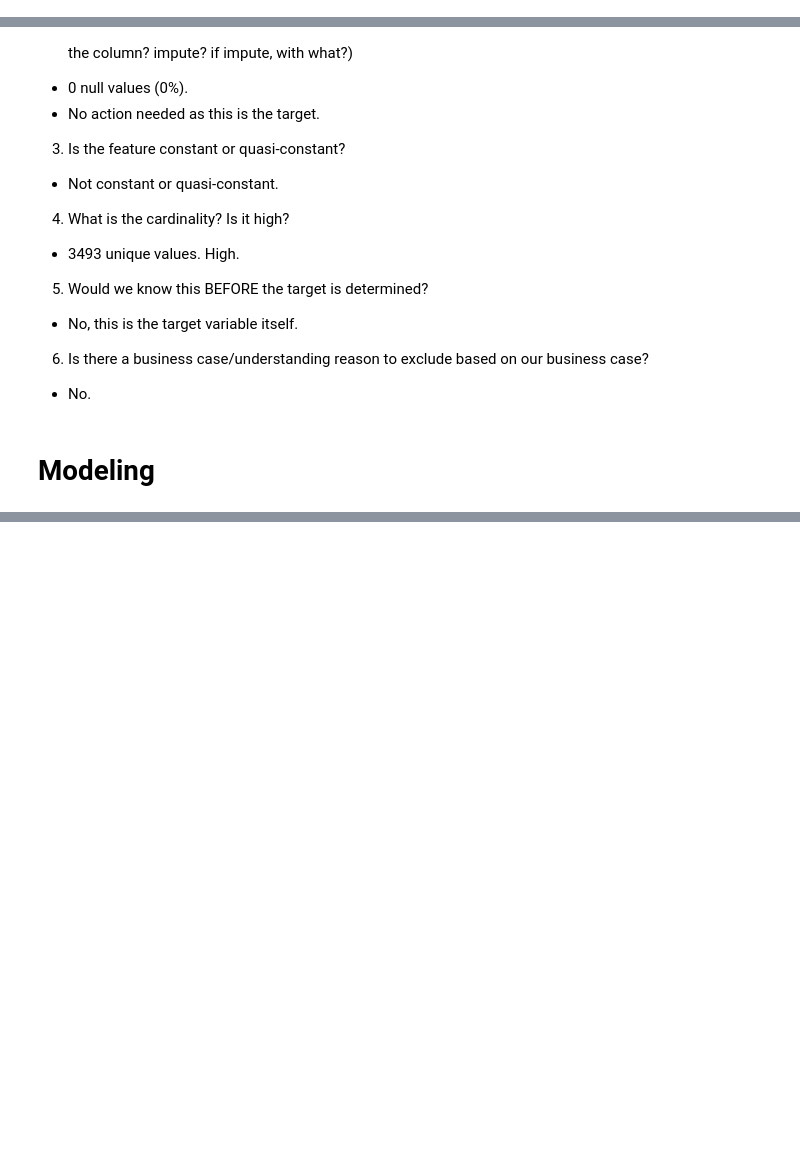
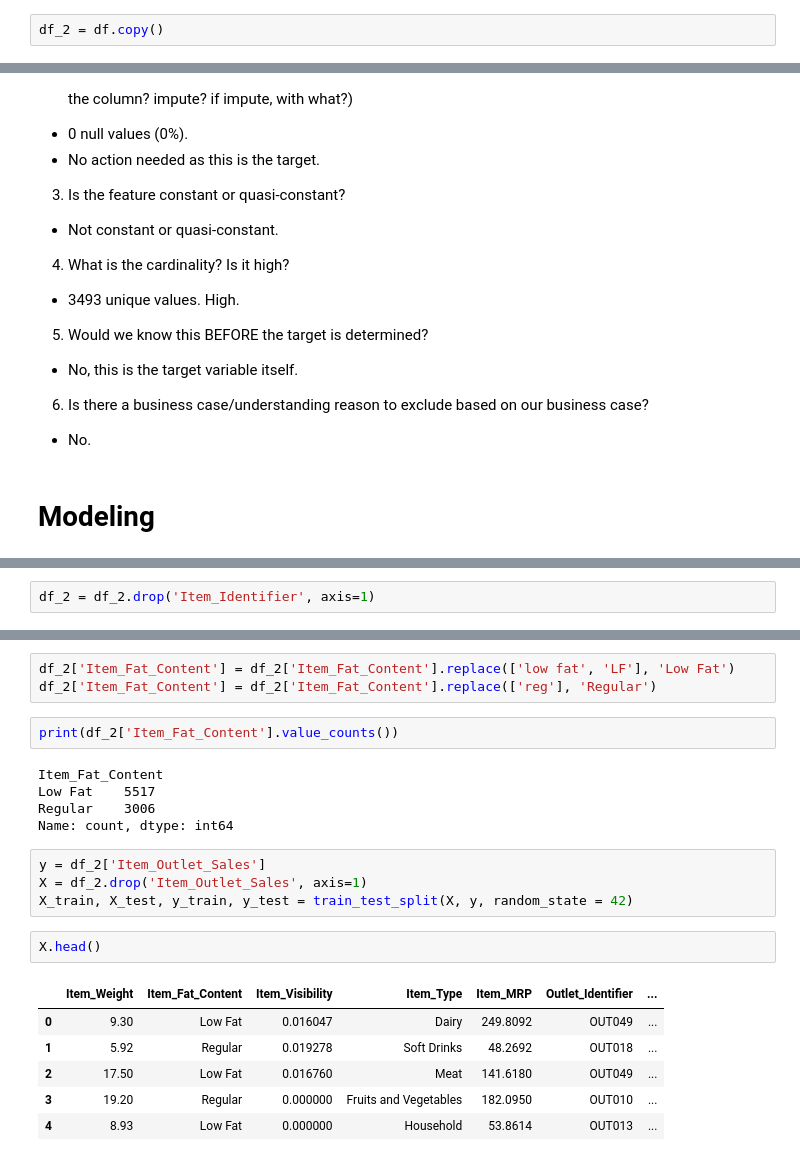
Before and after one commit to lena-33/Prediction_of_Product_Sales, a Jupyter notebook: Prediction_of_Product_Sales.ipynb, the cells around one changed output, grey strips where cells are left out. Cells and saved outputs as stored; diff of their text form; blank space fills up the shorter version.

```diff
--- a/Prediction_of_Product_Sales.ipynb
+++ b/Prediction_of_Product_Sales.ipynb
@@ -45,6 +46,8 @@ dtypes: float64(4), int64(1), object(7)
 memory usage: 799.2+ KB
 # %%
 df_ins = df.copy()
+# %%
+df_2 = df.copy()
 # %% [markdown]
 ## Clean Data
 # %%
@@ -892,0 +978,2 @@ explore_numeric(df,'Item_Outlet_Sales');
+# %%
+df_2 = df_2.drop('Item_Identifier', axis=1)
@@ -892,0 +1031,23 @@ explore_numeric(df,'Item_Outlet_Sales');
+# %%
+df_2['Item_Fat_Content'] = df_2['Item_Fat_Content'].replace(['low fat', 'LF'], 'Low Fat')
+df_2['Item_Fat_Content'] = df_2['Item_Fat_Content'].replace(['reg'], 'Regular')
+# %%
+print(df_2['Item_Fat_Content'].value_counts())
+# %% [output]
+Item_Fat_Content
+Low Fat    5517
+Regular    3006
+Name: count, dtype: int64
+# %%
+y = df_2['Item_Outlet_Sales']
+X = df_2.drop('Item_Outlet_Sales', axis=1)
+X_train, X_test, y_train, y_test = train_test_split(X, y, random_state = 42)
+# %%
+X.head()
+# %% [output]
+|  | Item_Weight | Item_Fat_Content | Item_Visibility | Item_Type | Item_MRP | Outlet_Identifier | ... |
+| 0 | 9.30 | Low Fat | 0.016047 | Dairy | 249.8092 | OUT049 | ... |
+| 1 | 5.92 | Regular | 0.019278 | Soft Drinks | 48.2692 | OUT018 | ... |
+| 2 | 17.50 | Low Fat | 0.016760 | Meat | 141.6180 | OUT049 | ... |
+| 3 | 19.20 | Regular | 0.000000 | Fruits and Vegetables | 182.0950 | OUT010 | ... |
+| 4 | 8.93 | Low Fat | 0.000000 | Household | 53.8614 | OUT013 | ... |
```
Also changed, not shown: parts of 37 cells of this notebook.
